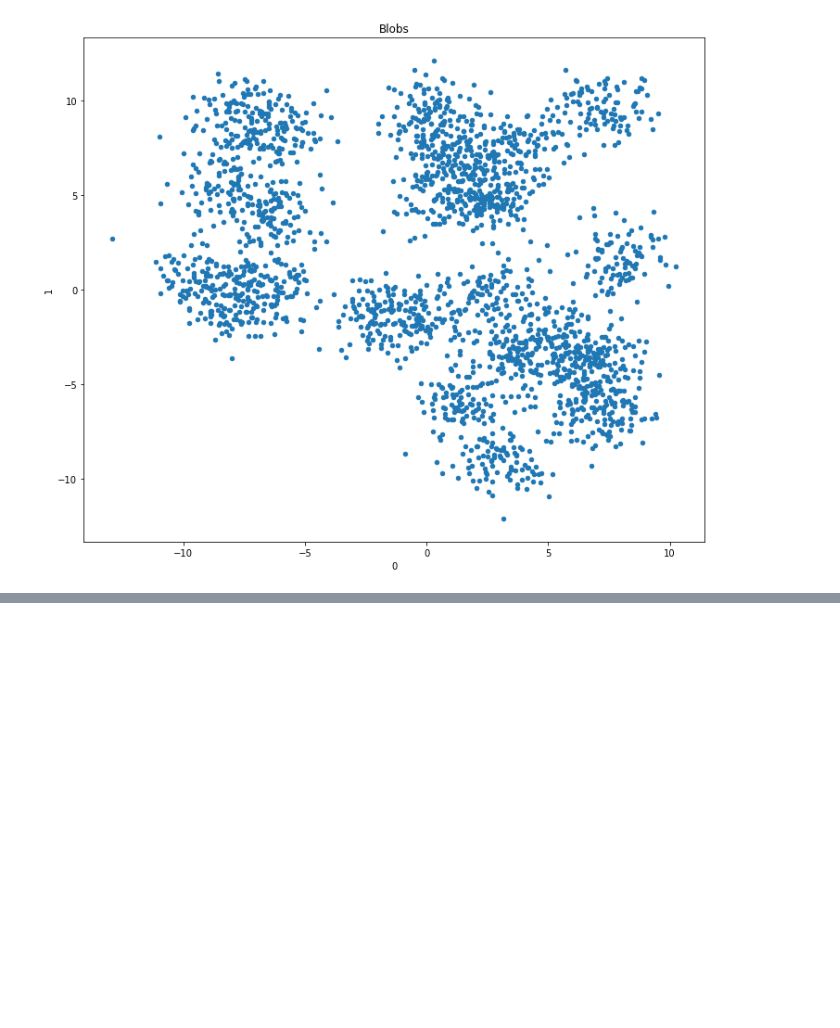
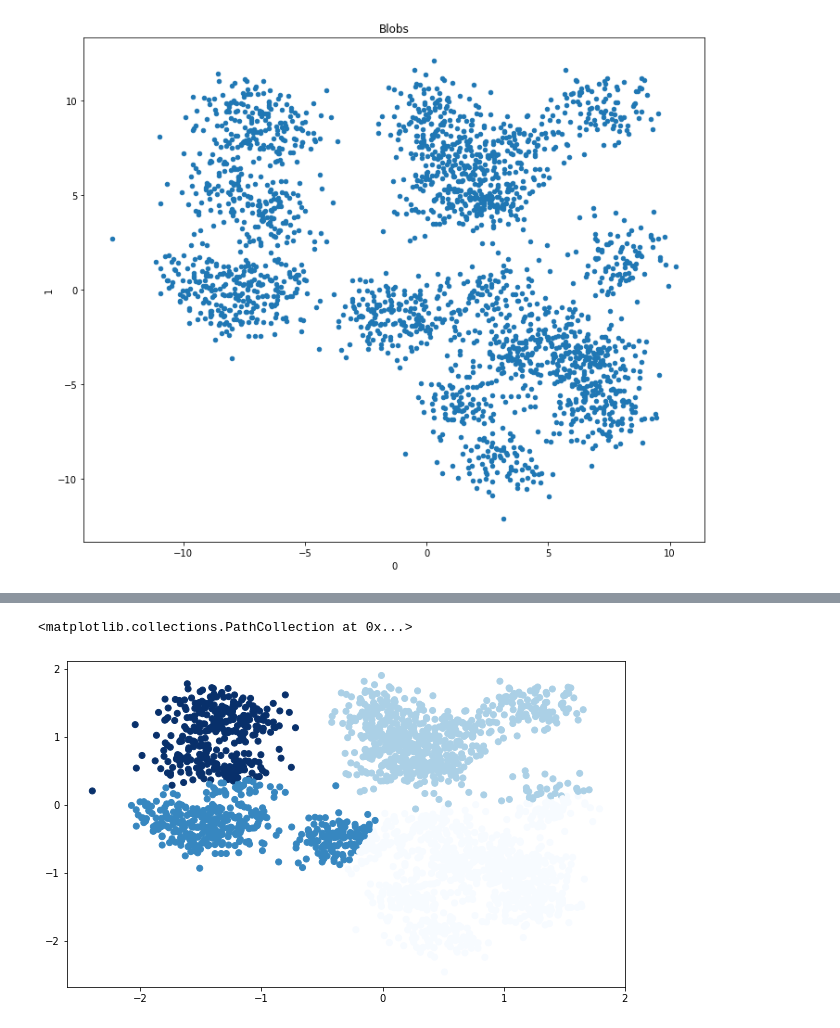
Before and after one commit to AbeerAlghamdi1/Machine_Learning_intro, a Jupyter notebook: Day12_KMeans.ipynb, the cells around one changed output, grey strips where cells are left out. Cells and saved outputs as stored; diff of their text form; code cells hidden in the pictures; blank space fills up the shorter version.

```diff
--- a/Day12_KMeans.ipynb
+++ b/Day12_KMeans.ipynb
@@ -281,0 +280,7 @@ df_blob.plot(kind="scatter", x=0, y=1, title="Blobs", figsize=(12,10));
+# %%
+# Create scale
+
+from sklearn.preprocessing import StandardScaler
+
+ss = StandardScaler()
+X_tf = ss.fit_transform(df_blob)
@@ -283,0 +311,6 @@ df_blob.plot(kind="scatter", x=0, y=1, title="Blobs", figsize=(12,10));
+# %%
+plt.figure(figsize=(10,6))
+plt.scatter(X_tf[:,0], X_tf[:,1], c= preds , cmap='Blues')
+# %% [output]
+<matplotlib.collections.PathCollection at 0x...>
+[figure, added]
```
Also changed, not shown: parts of 4 cells of this notebook.
